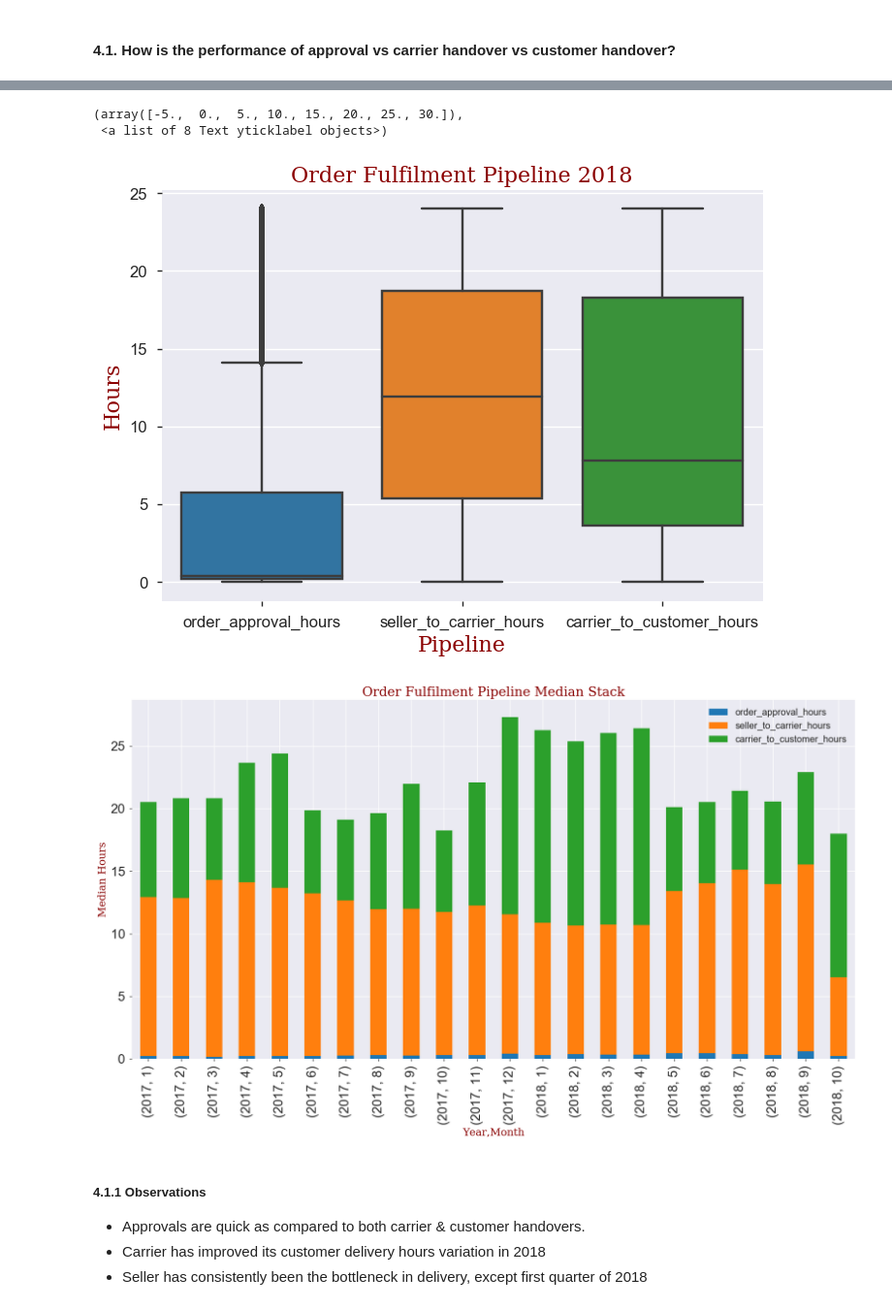
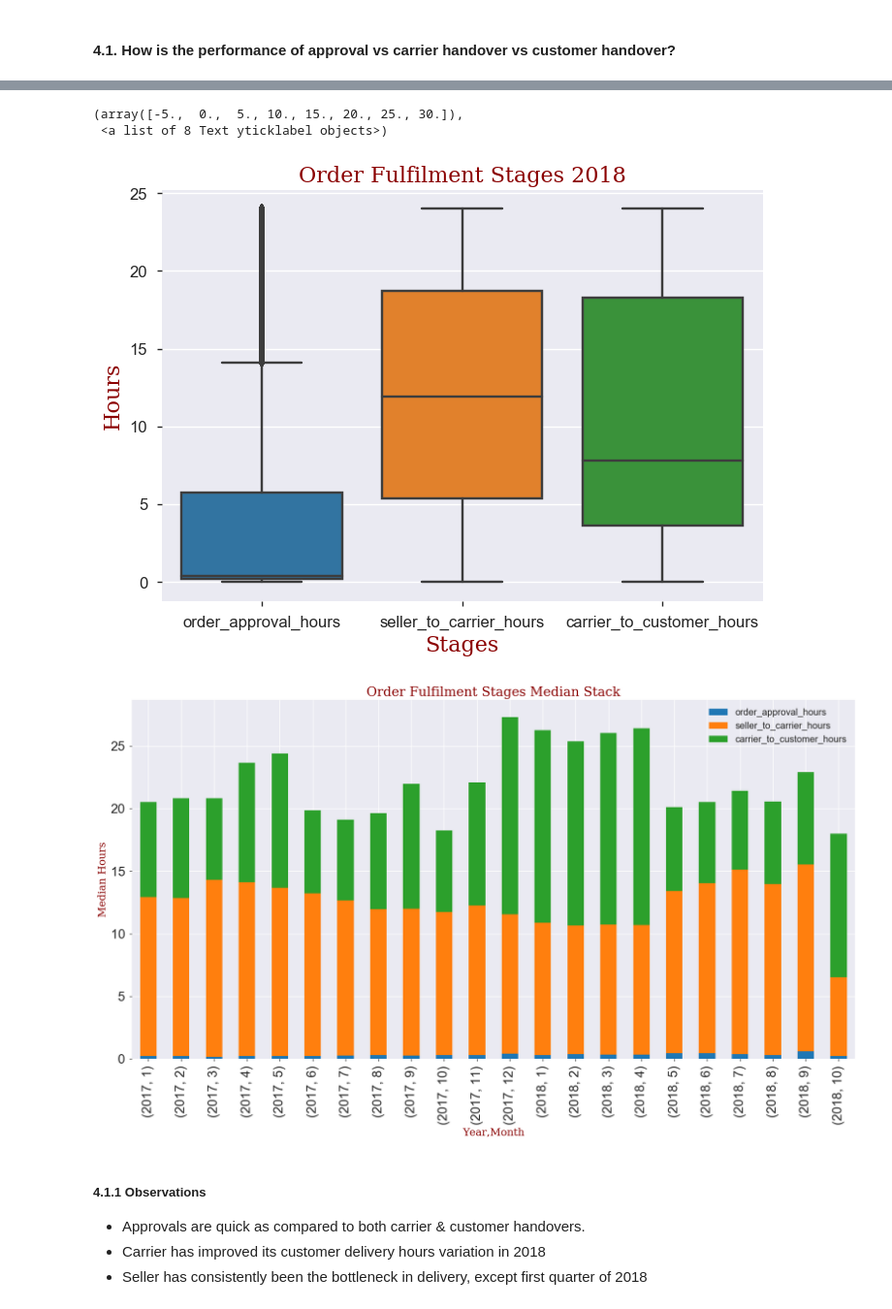
Before and after one commit to singsuyash/gcdai, a Jupyter notebook: eda/EDA 3.ipynb, the cells around one changed output, grey strips where cells are left out. Shown at 97% size. Saved outputs shown, nothing was run; the diff lists cells and outputs as text; code cells hidden in the pictures.

```diff
--- a/eda/EDA 3.ipynb
+++ b/eda/EDA 3.ipynb
@@ -370,17 +370,17 @@ plt.yticks(fontsize=12)
 # %%
 sns.boxplot(data=od[od.od_year == 2018].loc[:, ['order_approval_hours', 'seller_to_carrier_hours', 'carrier_to_customer_hours']])
-plt.title('Order Fulfilment Pipeline 2018', fontdict=font)
-plt.xlabel("Pipeline", fontdict=font)
+plt.title('Order Fulfilment Stages 2018', fontdict=font)
+plt.xlabel("Stages", fontdict=font)
 plt.xticks(fontsize=12)
 plt.ylabel('Hours', fontdict=font)
 plt.yticks(fontsize=12)
 # %% [output]
 (array([-5.,  0.,  5., 10., 15., 20., 25., 30.]),
  <a list of 8 Text yticklabel objects>)
-[figure, old version]
+[figure, new version]
 # %%
 od[['order_approval_hours', 'seller_to_carrier_hours', 'carrier_to_customer_hours', 'od_year','od_month']].groupby(['od_year','od_month']).median().plot.bar(stacked=True)
-plt.title('Order Fulfilment Pipeline Median Stack', size=20, fontdict=font)
+plt.title('Order Fulfilment Stages Median Stack', size=20, fontdict=font)
 plt.xlabel('Year,Month', fontdict=font)
 plt.xticks(fontsize=20)
 plt.ylabel('Median Hours', fontdict=font)
@@ -388,7 +388,7 @@ plt.yticks(fontsize=20)
 plt.legend(loc='best', fontsize='x-large')
 plt.gcf().set_size_inches(20, 10)
 # %% [output]
-[figure, old version]
+[figure, new version]
 # %% [markdown]
 <a id="section40101"></a>
 ##### 4.1.1 Observations
```
Also changed, not shown: parts of 19 cells of this notebook, 2 other files.
